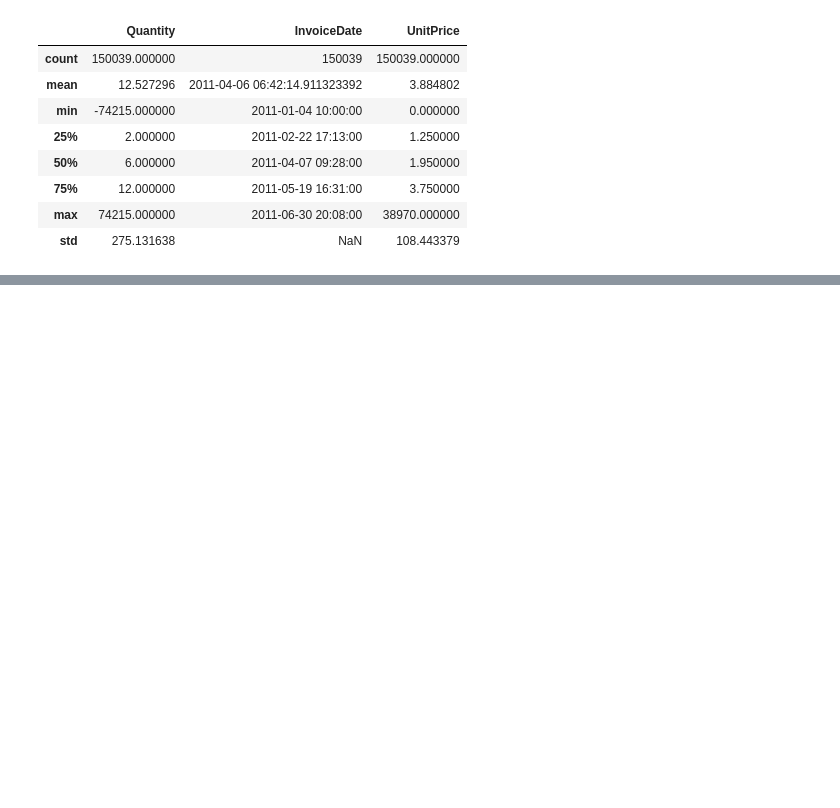
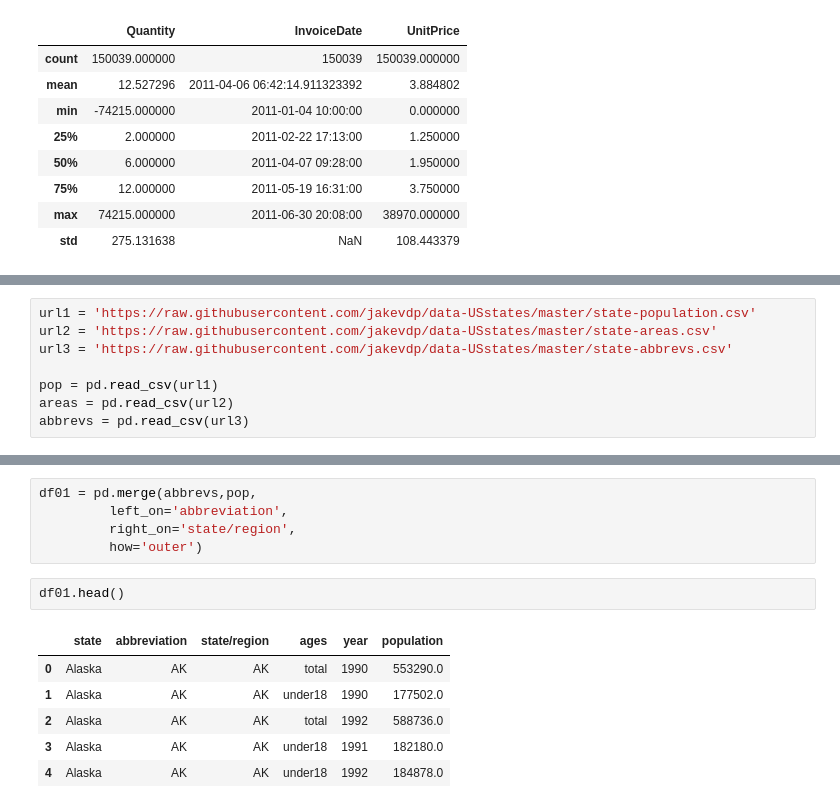
Before and after one commit to ntlong-NEU/DSEB66B-DataPreVis, a Jupyter notebook: 02_lesson_2_Loading_Diagnosing_Missing_Combine_data.ipynb, the cells around one changed output, grey strips where cells are left out. Drawn from its saved outputs; the diff is of its cells as text; blank space fills up the shorter version.

```diff
--- a/02_lesson_2_Loading_Diagnosing_Missing_Combine_data.ipynb
+++ b/02_lesson_2_Loading_Diagnosing_Missing_Combine_data.ipynb
@@ -235,0 +270,8 @@ df_cus.describe()
+# %%
+url1 = 'https://raw.githubusercontent.com/jakevdp/data-USstates/master/state-population.csv'
+url2 = 'https://raw.githubusercontent.com/jakevdp/data-USstates/master/state-areas.csv'
+url3 = 'https://raw.githubusercontent.com/jakevdp/data-USstates/master/state-abbrevs.csv'
+
+pop = pd.read_csv(url1)
+areas = pd.read_csv(url2)
+abbrevs = pd.read_csv(url3)
@@ -235,0 +305,14 @@ df_cus.describe()
+# %%
+df01 = pd.merge(abbrevs,pop,
+         left_on='abbreviation',
+         right_on='state/region',
+         how='outer')
+# %%
+df01.head()
+# %% [output]
+|  | state | abbreviation | state/region | ages | year | population |
+| 0 | Alaska | AK | AK | total | 1990 | 553290.0 |
+| 1 | Alaska | AK | AK | under18 | 1990 | 177502.0 |
+| 2 | Alaska | AK | AK | total | 1992 | 588736.0 |
+| 3 | Alaska | AK | AK | under18 | 1991 | 182180.0 |
+| 4 | Alaska | AK | AK | under18 | 1992 | 184878.0 |
```
Also changed, not shown: parts of 12 cells of this notebook, 1 other file.
